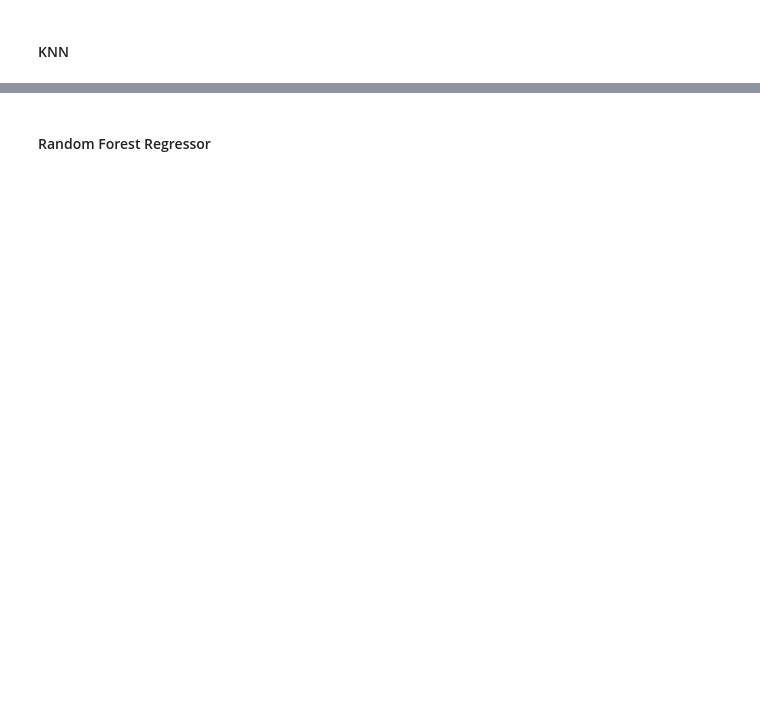
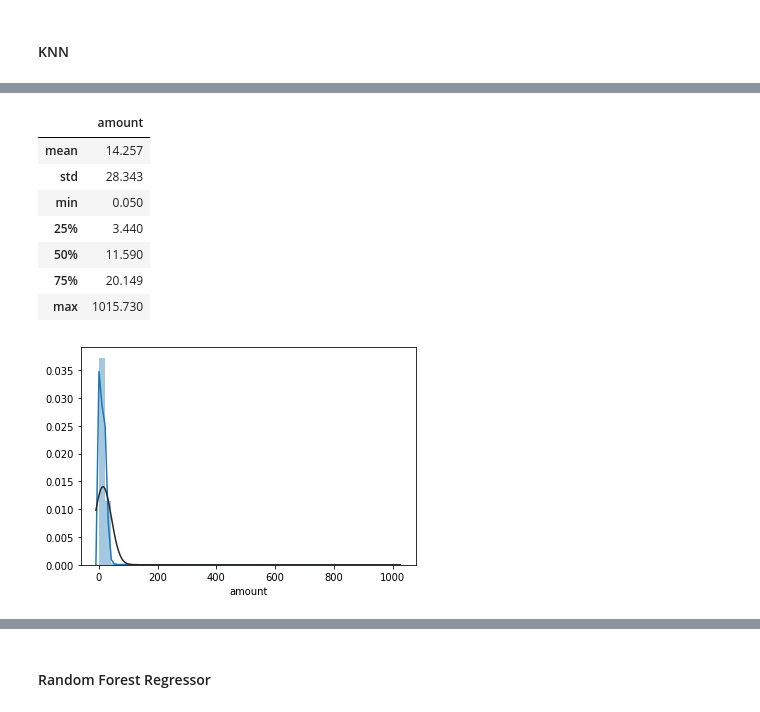
Before and after one commit to EmmaHu-learner/DS_NanoDegree_Capstone, a Jupyter notebook: Starbucks_Modeling.ipynb, the cells around one changed output, grey strips where cells are left out. Cells and saved outputs as stored; diff of their text form; code cells hidden in the pictures; blank space fills up the shorter version.

```diff
--- a/Starbucks_Modeling.ipynb
+++ b/Starbucks_Modeling.ipynb
@@ -315 +299,15 @@ X
 46274 rows × 6 columns
+# %%
+# Check the original distribution
+sns.distplot(X['amount'] , fit=norm);
+round(X[['amount']].describe()[1:],3)
+# %% [output]
+|  | amount |
+| mean | 14.257 |
+| std | 28.343 |
+| min | 0.050 |
+| 25% | 3.440 |
+| 50% | 11.590 |
+| 75% | 20.149 |
+| max | 1015.730 |
+[figure, added]
```
Also changed, not shown: parts of 22 cells of this notebook, 15 other files.
